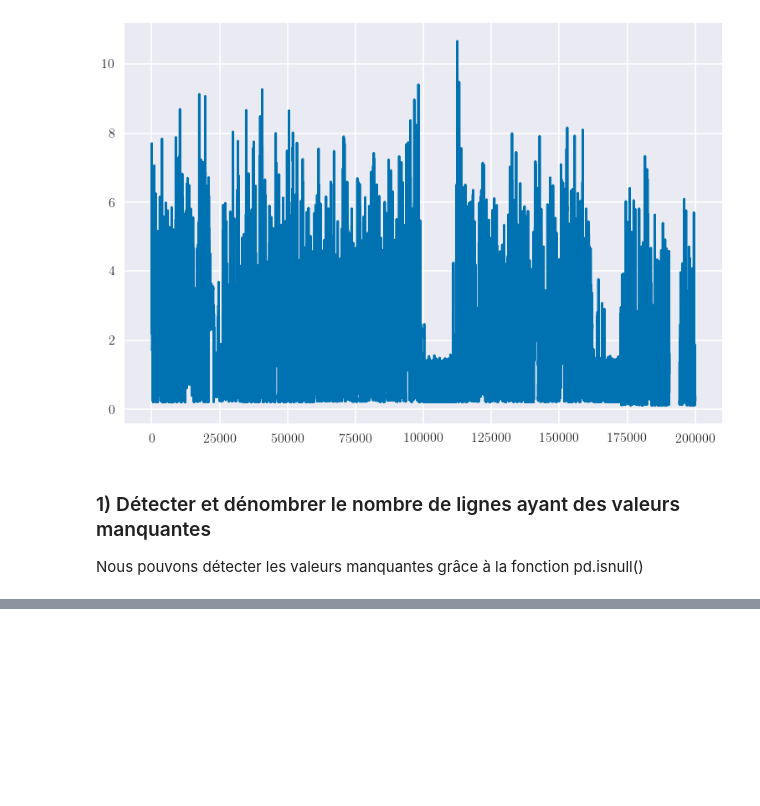
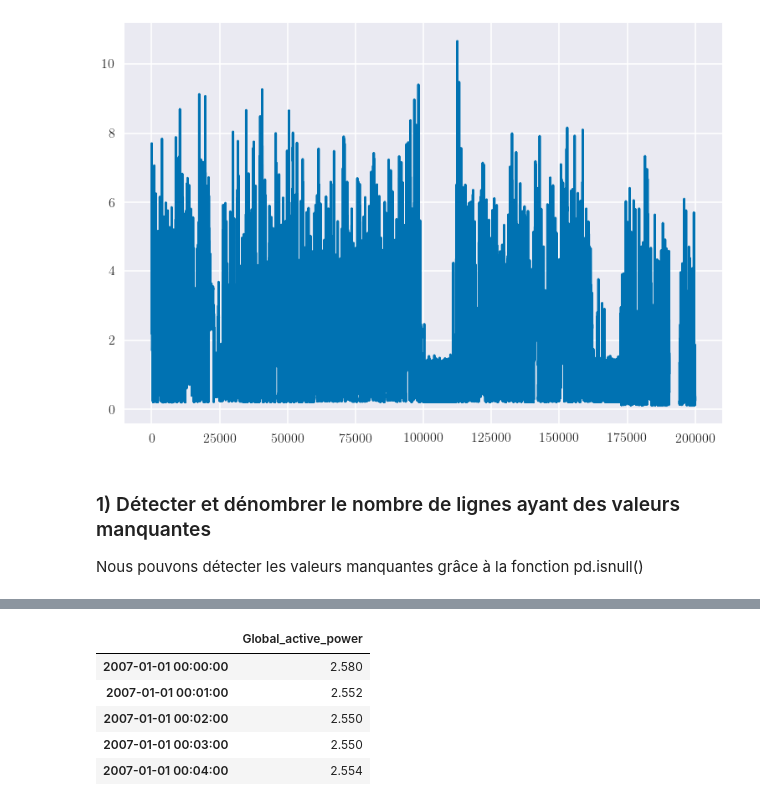
Before and after one commit to AntoineBarczewski/Telecom-MDI720, a Jupyter notebook: TP1/MDI720_TP1.ipynb, the cells around one changed output, grey strips where cells are left out. Saved outputs shown, nothing was run; the diff lists cells and outputs as text; code cells hidden in the pictures; blank space fills up the shorter version.

```diff
--- a/TP1/MDI720_TP1.ipynb
+++ b/TP1/MDI720_TP1.ipynb
@@ -172,0 +178,10 @@ df.isnull()
+# %%
+df_dateFiltered = df_timeIndex['01/01/2007':'04/30/2007']
+df_dateFiltered.head()
+# %% [output]
+|  | Global_active_power |
+| 2007-01-01 00:00:00 | 2.580 |
+| 2007-01-01 00:01:00 | 2.552 |
+| 2007-01-01 00:02:00 | 2.550 |
+| 2007-01-01 00:03:00 | 2.550 |
+| 2007-01-01 00:04:00 | 2.554 |
```
Also changed, not shown: parts of 16 cells of this notebook.
